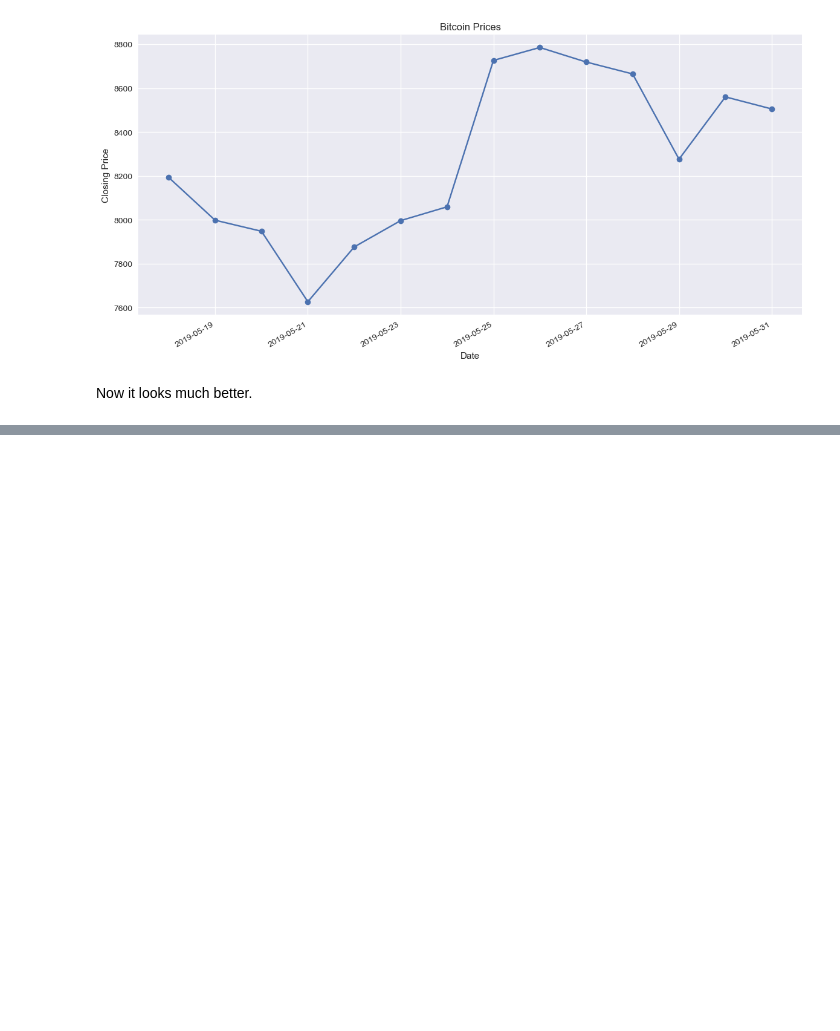
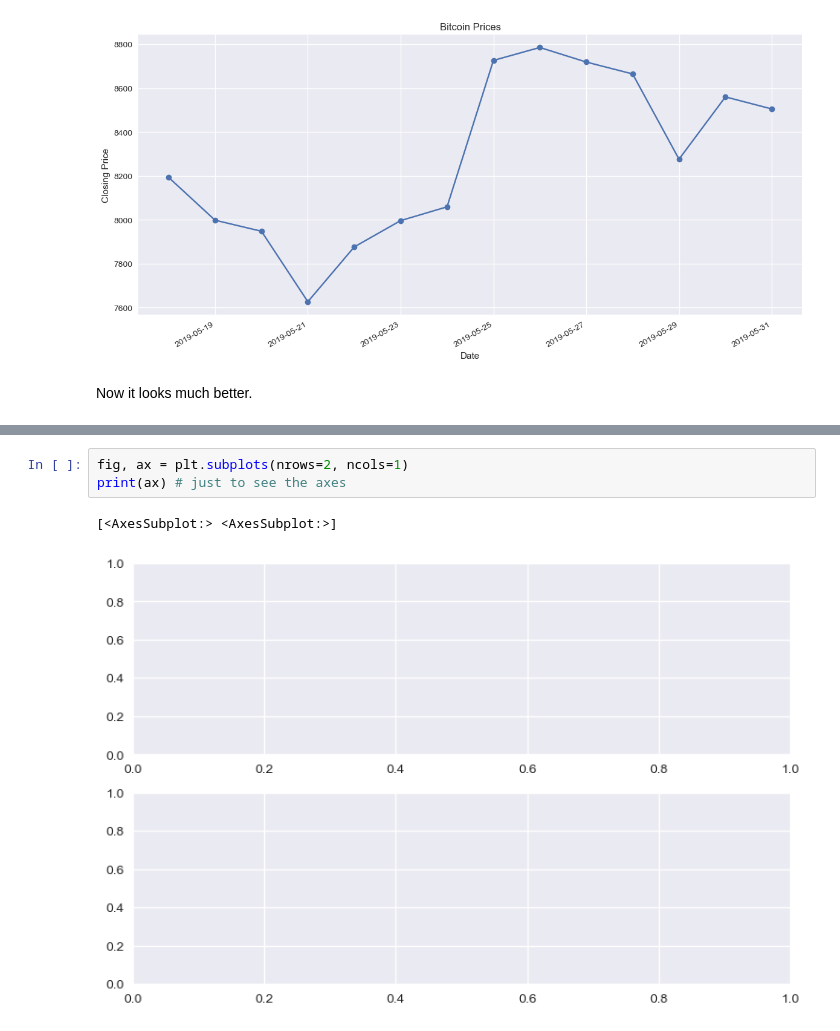
Before and after one commit to mhmdkardosha/CAT-tasks, a Jupyter notebook: Data Visualization Tasks/data-visualization-matplotlib.ipynb, the cells around one changed output, grey strips where cells are left out. Drawn from its saved outputs; the diff is of its cells as text; blank space fills up the shorter version.

```diff
--- a/Data Visualization Tasks/data-visualization-matplotlib.ipynb
+++ b/Data Visualization Tasks/data-visualization-matplotlib.ipynb
@@ -918,0 +974,6 @@ plt.show()
+# %%
+fig, ax = plt.subplots(nrows=2, ncols=1)
+print(ax) # just to see the axes
+# %% [output]
+[<AxesSubplot:> <AxesSubplot:>]
+[figure, added]
```
Also changed, not shown: parts of 16 cells of this notebook.
